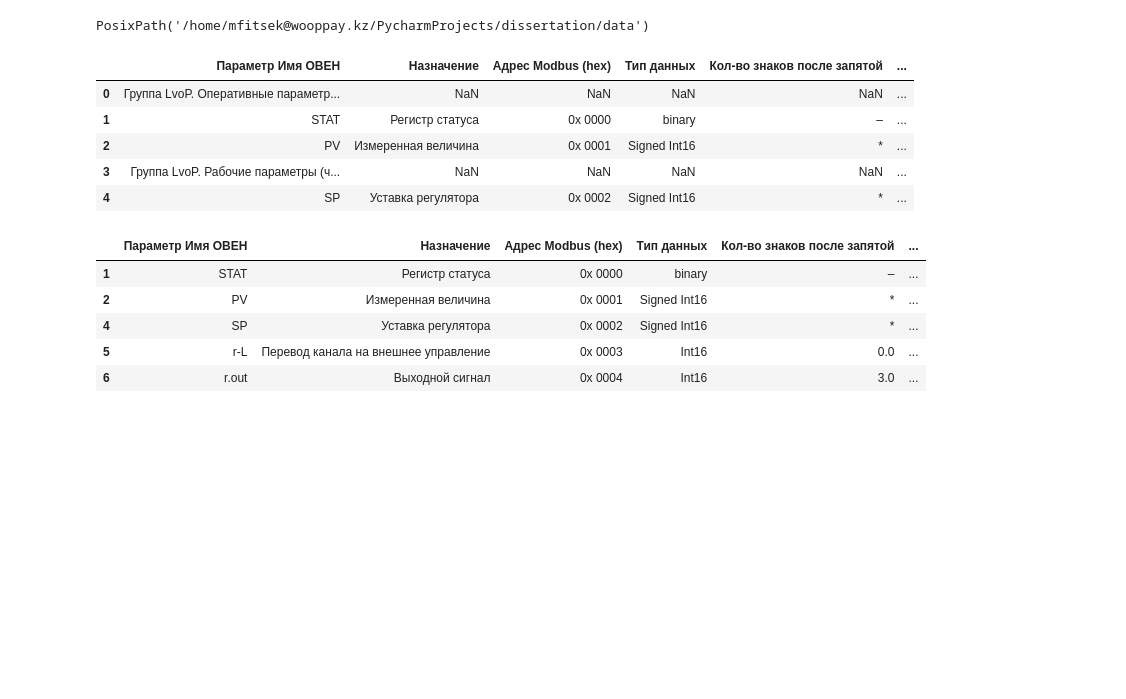
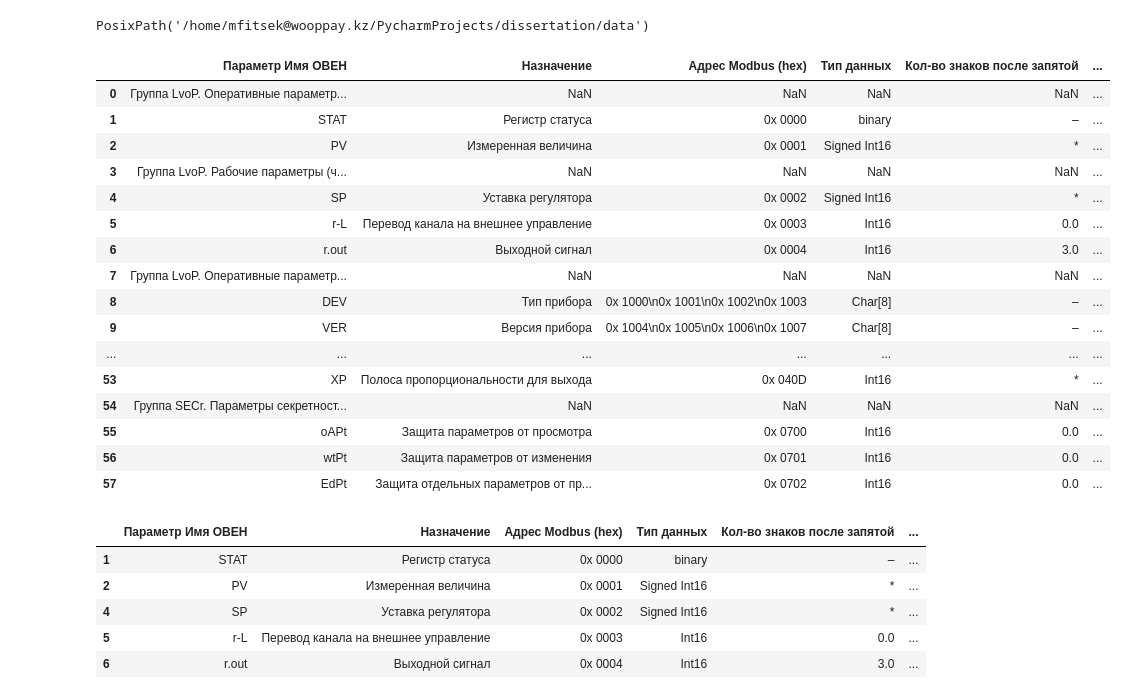
Before and after one commit to Marik28/dissertation, a Jupyter notebook: src/notebooks/обработка инструкции по RS-485.ipynb, the cells around one changed output. Drawn from its saved outputs; the diff is of its cells as text; code cells hidden in the pictures; blank space fills up the shorter version.

```diff
--- a/src/notebooks/обработка инструкции по RS-485.ipynb
+++ b/src/notebooks/обработка инструкции по RS-485.ipynb
@@ -16,14 +18,25 @@ PosixPath('/home/mfitsek@wooppay.kz/PycharmProjects/dissertation/data')
 # %%
 df = pd.read_excel(data_dir / "modbus" / "RS-485.xlsx")
 # %%
-df.head()
+df
 # %% [output]
 |  | Параметр Имя ОВЕН | Назначение | Адрес Modbus (hex) | Тип данных | Кол-во знаков после запятой | ... |
 | 0 | Группа LvoP. Оперативные параметр... | NaN | NaN | NaN | NaN | ... |
 | 1 | STAT | Регистр статуса | 0x 0000 | binary | – | ... |
 | 2 | PV | Измеренная величина | 0x 0001 | Signed Int16 | * | ... |
 | 3 | Группа LvoP. Рабочие параметры (ч... | NaN | NaN | NaN | NaN | ... |
 | 4 | SP | Уставка регулятора | 0x 0002 | Signed Int16 | * | ... |
+| 5 | r-L | Перевод канала на внешнее управление | 0x 0003 | Int16 | 0.0 | ... |
+| 6 | r.out | Выходной сигнал | 0x 0004 | Int16 | 3.0 | ... |
+| 7 | Группа LvoP. Оперативные параметр... | NaN | NaN | NaN | NaN | ... |
+| 8 | DEV | Тип прибора | 0x 1000\n0x 1001\n0x 1002\n0x 1003 | Char[8] | – | ... |
+| 9 | VER | Версия прибора | 0x 1004\n0x 1005\n0x 1006\n0x 1007 | Char[8] | – | ... |
+| ... | ... | ... | ... | ... | ... | ... |
+| 53 | XP | Полоса пропорциональности для выхода | 0x 040D | Int16 | * | ... |
+| 54 | Группа SECr. Параметры секретност... | NaN | NaN | NaN | NaN | ... |
+| 55 | oAPt | Защита параметров от просмотра | 0x 0700 | Int16 | 0.0 | ... |
+| 56 | wtPt | Защита параметров от изменения | 0x 0701 | Int16 | 0.0 | ... |
+| 57 | EdPt | Защита отдельных параметров от пр... | 0x 0702 | Int16 | 0.0 | ... |
 # %%
 df = df[~df["Назначение"].isna()]
 # %%
```
Also changed, not shown: parts of 26 cells of this notebook, 1 other file.
